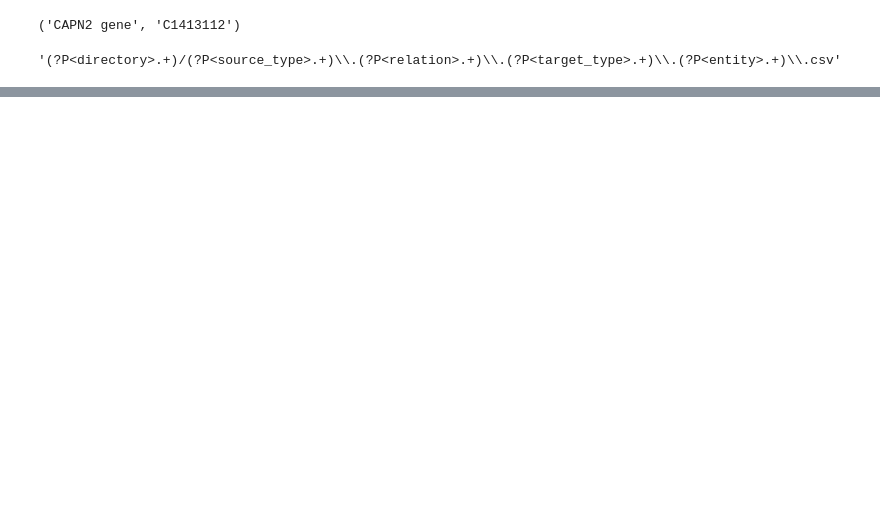
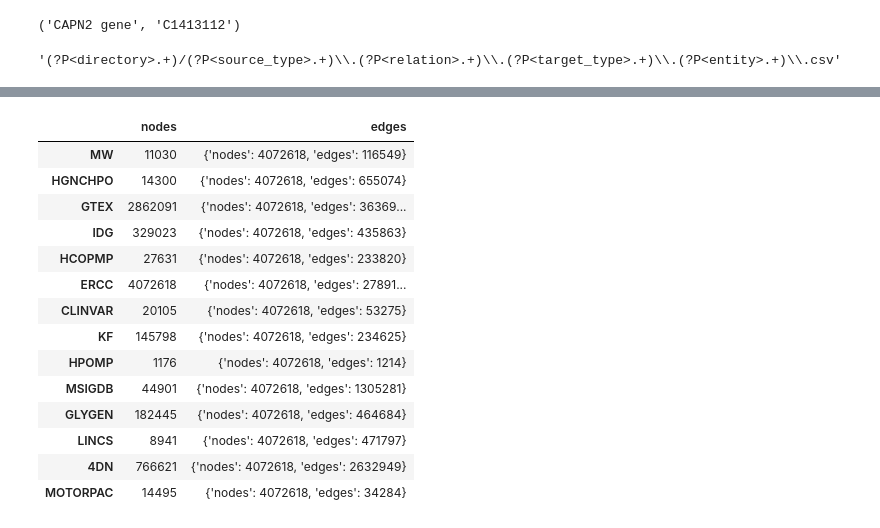
Before and after one commit to MaayanLab/datadistillery-kg, a Jupyter notebook: serializer.ipynb, the cells around one changed output, grey strips where cells are left out. Drawn from its saved outputs; the diff is of its cells as text; code cells hidden in the pictures; blank space fills up the shorter version.

```diff
--- a/serializer.ipynb
+++ b/serializer.ipynb
@@ -1495,0 +1473,5 @@ df.head()
+# %%
+for i in glob("out/0915/filtered/edges/*expresses*"):
+    print(i)
+    df = pd.read_csv(i)
+    print(len(df.source_label.unique()))
@@ -1495,0 +1485,3 @@ df.head()
+# %%
+df = pd.read_csv("out/0915/filtered/edges/Body Part, Organ, or Organ Component.expresses.Gene.edges.csv")
+df.head()
@@ -1495,0 +1527,37 @@ df.head()
+# %%
+dccs = {}
+for i in tqdm(glob('out/0915/filtered/edges/*')):
+    df = pd.read_csv(i)
+    for k,v in df.groupby(["DCC"])["DCC"].count().items():
+        if k not in dccs:
+            dccs[k] = 0
+        dccs[k] += v
+    with open("output/ids/%s"%df.DCC.unique()[0], "a") as o:
+        o.write("\n".join(list(set(list(df.source) + list(df.target)))))
+        o.write("\n")
+# %%
+for k,v in dccs.items():
+    with open("output/ids/%s"%k) as o:
+        nodes = len(set(o.read().strip().split("\n")))
+        dccs[k] = {
+            "nodes": nodes,
+            "edges": v["edges"]
+        }
+# %%
+pd.DataFrame.from_dict(dccs, orient="index")
+# %% [output]
+|  | nodes | edges |
+| MW | 11030 | {'nodes': 4072618, 'edges': 116549} |
+| HGNCHPO | 14300 | {'nodes': 4072618, 'edges': 655074} |
+| GTEX | 2862091 | {'nodes': 4072618, 'edges': 36369... |
+| IDG | 329023 | {'nodes': 4072618, 'edges': 435863} |
+| HCOPMP | 27631 | {'nodes': 4072618, 'edges': 233820} |
+| ERCC | 4072618 | {'nodes': 4072618, 'edges': 27891... |
+| CLINVAR | 20105 | {'nodes': 4072618, 'edges': 53275} |
+| KF | 145798 | {'nodes': 4072618, 'edges': 234625} |
+| HPOMP | 1176 | {'nodes': 4072618, 'edges': 1214} |
+| MSIGDB | 44901 | {'nodes': 4072618, 'edges': 1305281} |
+| GLYGEN | 182445 | {'nodes': 4072618, 'edges': 464684} |
+| LINCS | 8941 | {'nodes': 4072618, 'edges': 471797} |
+| 4DN | 766621 | {'nodes': 4072618, 'edges': 2632949} |
+| MOTORPAC | 14495 | {'nodes': 4072618, 'edges': 34284} |
```
Also changed, not shown: parts of 18 cells of this notebook.
